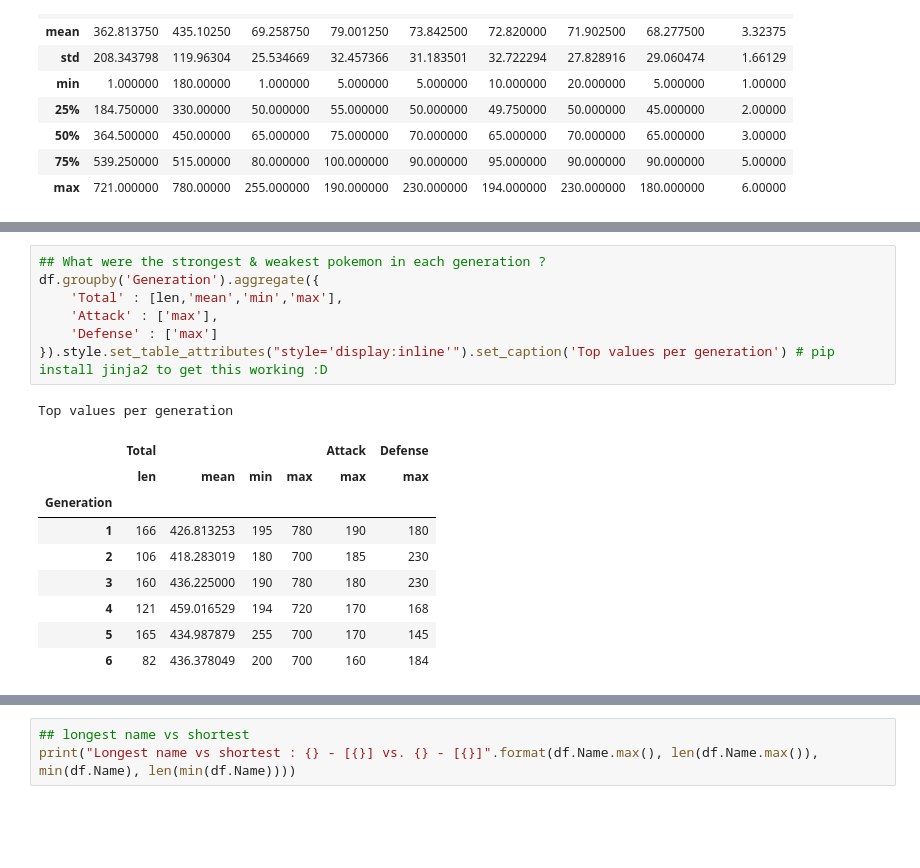
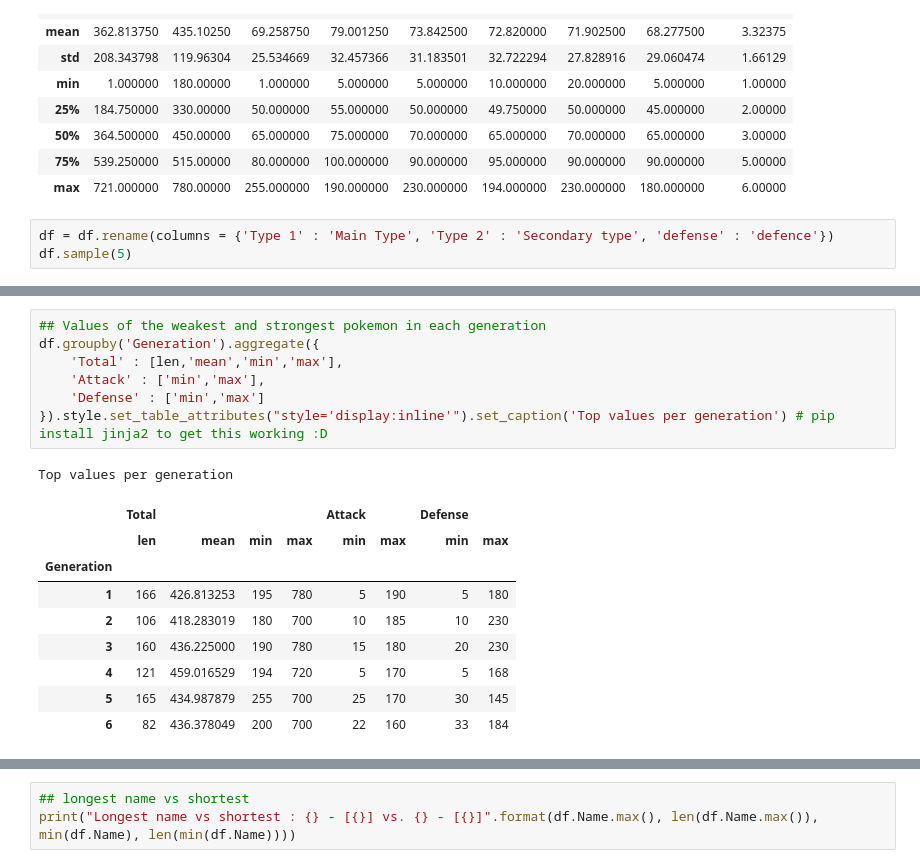
Before and after one commit to JosePBAlves/Data-Analysis-Portfolio, a Jupyter notebook: code/pokemon_analysis.ipynb, the cells around one changed output, grey strips where cells are left out. Cells and saved outputs as stored; diff of their text form; blank space fills up the shorter version.

Commit message:
renamed type columns
and did a few sundry other things

```diff
--- a/code/pokemon_analysis.ipynb
+++ b/code/pokemon_analysis.ipynb
@@ -38,3 +38,6 @@ df.describe()
 | 50% | 364.500000 | 450.00000 | 65.000000 | 75.000000 | 70.000000 | 65.000000 | 70.000000 | 65.000000 | 3.00000 |
 | 75% | 539.250000 | 515.00000 | 80.000000 | 100.000000 | 90.000000 | 95.000000 | 90.000000 | 90.000000 | 5.00000 |
 | max | 721.000000 | 780.00000 | 255.000000 | 190.000000 | 230.000000 | 194.000000 | 230.000000 | 180.000000 | 6.00000 |
+# %%
+df = df.rename(columns = {'Type 1' : 'Main Type', 'Type 2' : 'Secondary type', 'defense' : 'defence'})
+df.sample(5)
@@ -90,18 +102,18 @@ print(x)
 # %%
-## What were the strongest & weakest pokemon in each generation ?
+## Values of the weakest and strongest pokemon in each generation
 df.groupby('Generation').aggregate({
     'Total' : [len,'mean','min','max'],
-    'Attack' : ['max'],
-    'Defense' : ['max']
+    'Attack' : ['min','max'],
+    'Defense' : ['min','max']
 }).style.set_table_attributes("style='display:inline'").set_caption('Top values per generation') # pip install jinja2 to get this working :D
 # %% [output]
 Top values per generation
-|  | Total |  |  |  | Attack | Defense |
-|  | len | mean | min | max | max | max |
-| Generation |  |  |  |  |  |  |
-| 1 | 166 | 426.813253 | 195 | 780 | 190 | 180 |
-| 2 | 106 | 418.283019 | 180 | 700 | 185 | 230 |
-| 3 | 160 | 436.225000 | 190 | 780 | 180 | 230 |
-| 4 | 121 | 459.016529 | 194 | 720 | 170 | 168 |
-| 5 | 165 | 434.987879 | 255 | 700 | 170 | 145 |
-| 6 | 82 | 436.378049 | 200 | 700 | 160 | 184 |
+|  | Total |  |  |  | Attack |  | Defense |  |
+|  | len | mean | min | max | min | max | min | max |
+| Generation |  |  |  |  |  |  |  |  |
+| 1 | 166 | 426.813253 | 195 | 780 | 5 | 190 | 5 | 180 |
+| 2 | 106 | 418.283019 | 180 | 700 | 10 | 185 | 10 | 230 |
+| 3 | 160 | 436.225000 | 190 | 780 | 15 | 180 | 20 | 230 |
+| 4 | 121 | 459.016529 | 194 | 720 | 5 | 170 | 5 | 168 |
+| 5 | 165 | 434.987879 | 255 | 700 | 25 | 170 | 30 | 145 |
+| 6 | 82 | 436.378049 | 200 | 700 | 22 | 160 | 33 | 184 |
```
Also changed, not shown: parts of 6 cells of this notebook.
